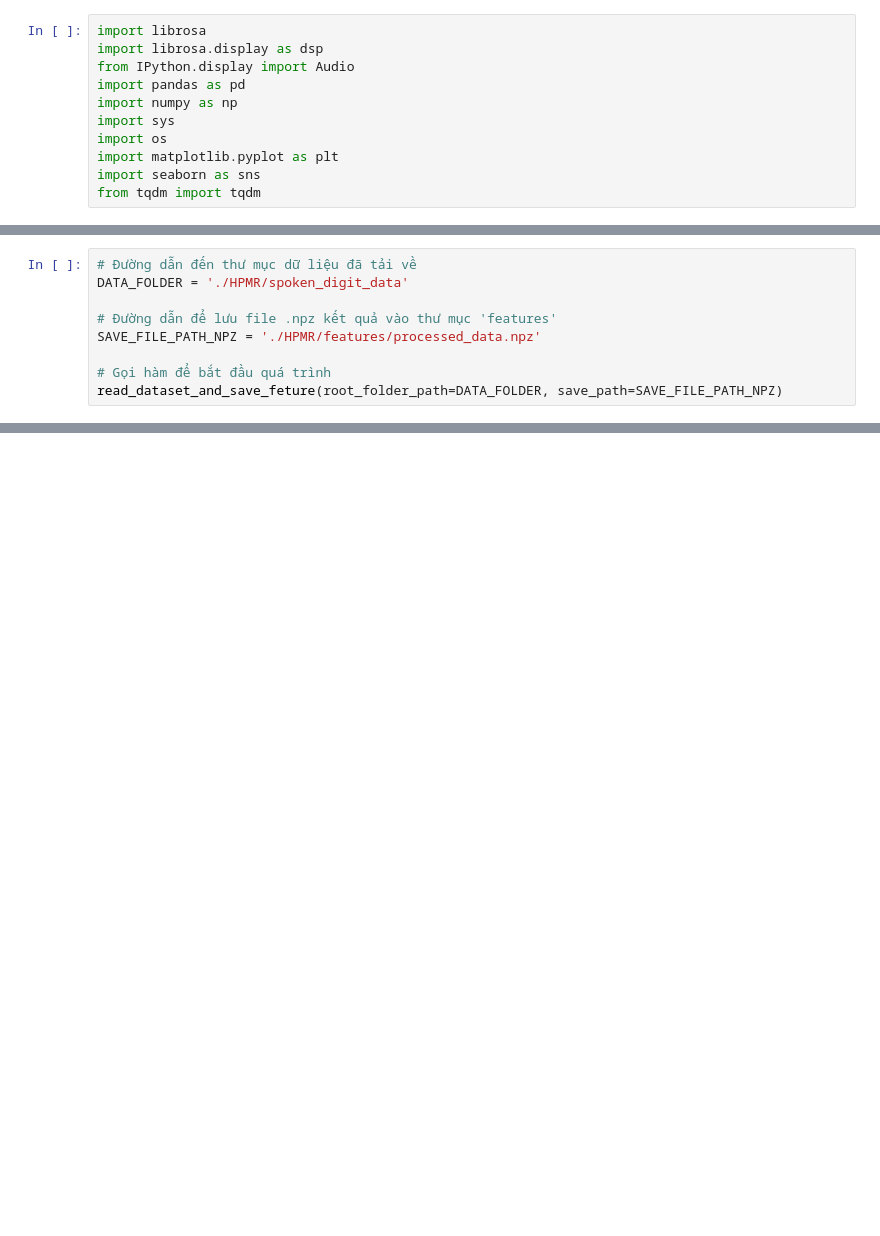
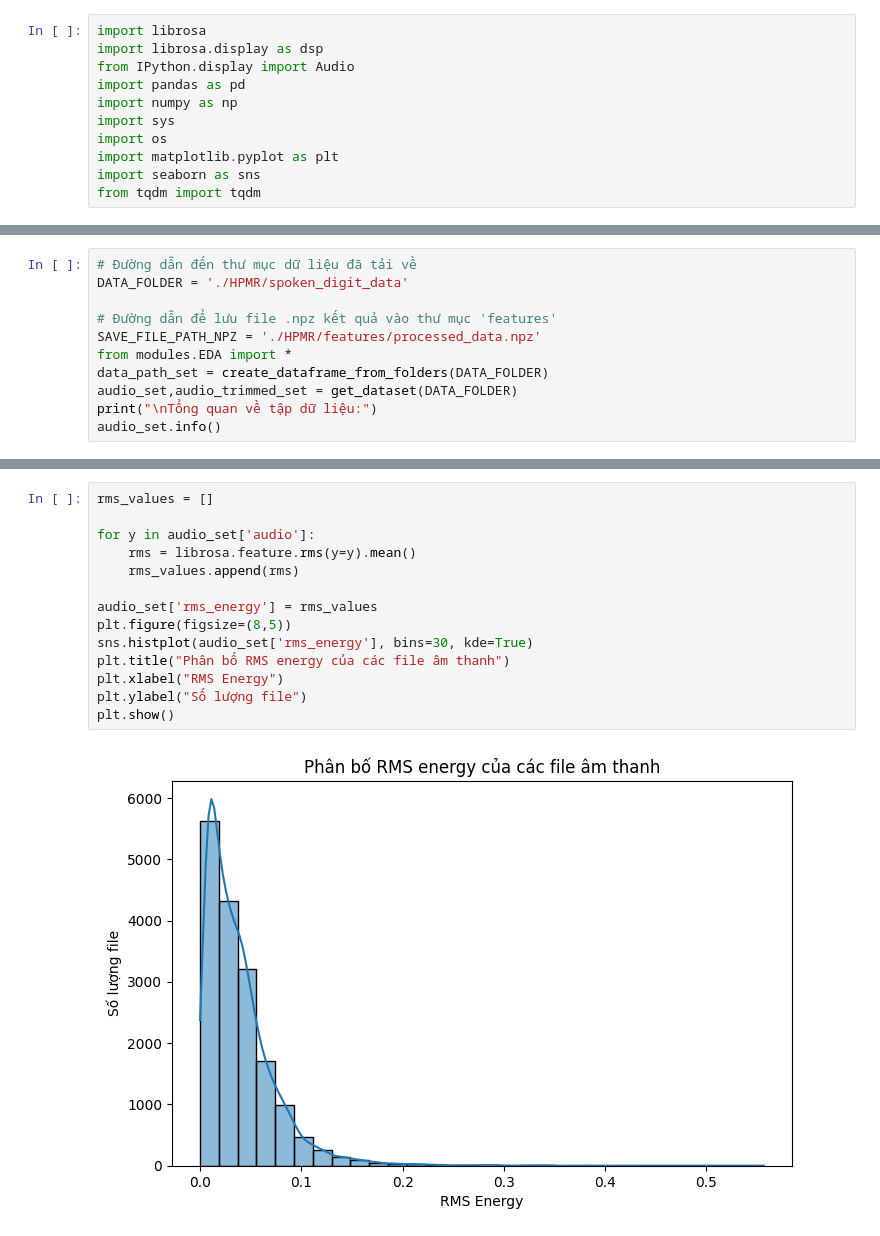
Before and after one commit to ChiThanh512/Machine-Learning-Project-251---CEML1, a Jupyter notebook: HPMR/notebooks/main.ipynb, the cells around one changed output, grey strips where cells are left out. Drawn from its saved outputs; the diff is of its cells as text; blank space fills up the shorter version.

```diff
--- a/HPMR/notebooks/main.ipynb
+++ b/HPMR/notebooks/main.ipynb
@@ -66,6 +171,8 @@ DATA_FOLDER = './HPMR/spoken_digit_data'
 
 # Đường dẫn để lưu file .npz kết quả vào thư mục 'features'
 SAVE_FILE_PATH_NPZ = './HPMR/features/processed_data.npz'
-
-# Gọi hàm để bắt đầu quá trình
-read_dataset_and_save_feture(root_folder_path=DATA_FOLDER, save_path=SAVE_FILE_PATH_NPZ)
+from modules.EDA import *
+data_path_set = create_dataframe_from_folders(DATA_FOLDER)
+audio_set,audio_trimmed_set = get_dataset(DATA_FOLDER)
+print("\nTổng quan về tập dữ liệu:")
+audio_set.info()
@@ -85,0 +232,16 @@ df.head()
+# %%
+rms_values = []
+
+for y in audio_set['audio']:
+    rms = librosa.feature.rms(y=y).mean()
+    rms_values.append(rms)
+
+audio_set['rms_energy'] = rms_values
+plt.figure(figsize=(8,5))
+sns.histplot(audio_set['rms_energy'], bins=30, kde=True)
+plt.title("Phân bố RMS energy của các file âm thanh")
+plt.xlabel("RMS Energy")
+plt.ylabel("Số lượng file")
+plt.show()
+# %% [output]
+[figure, added]
```
Also changed, not shown: parts of 46 cells of this notebook.
